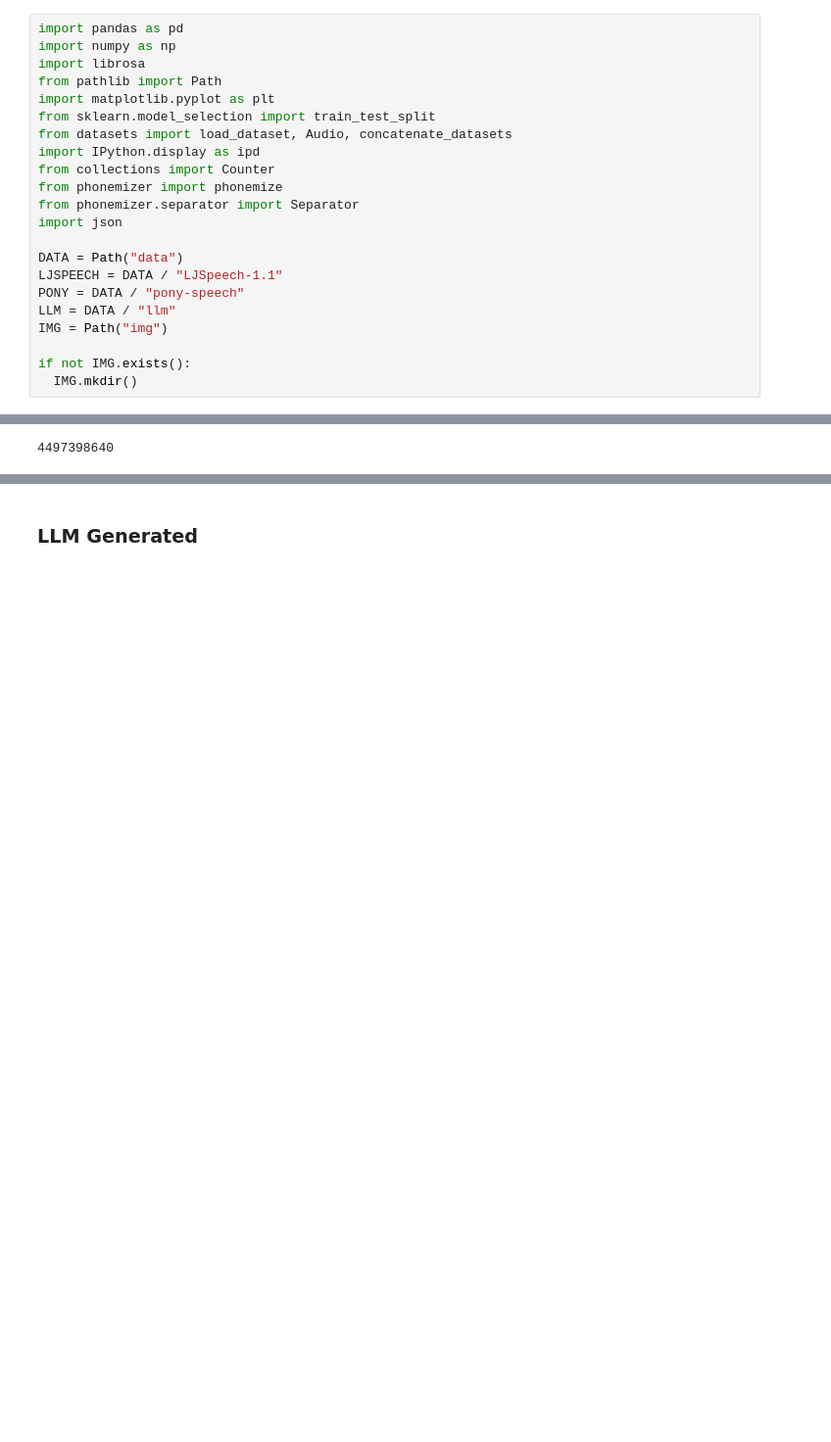
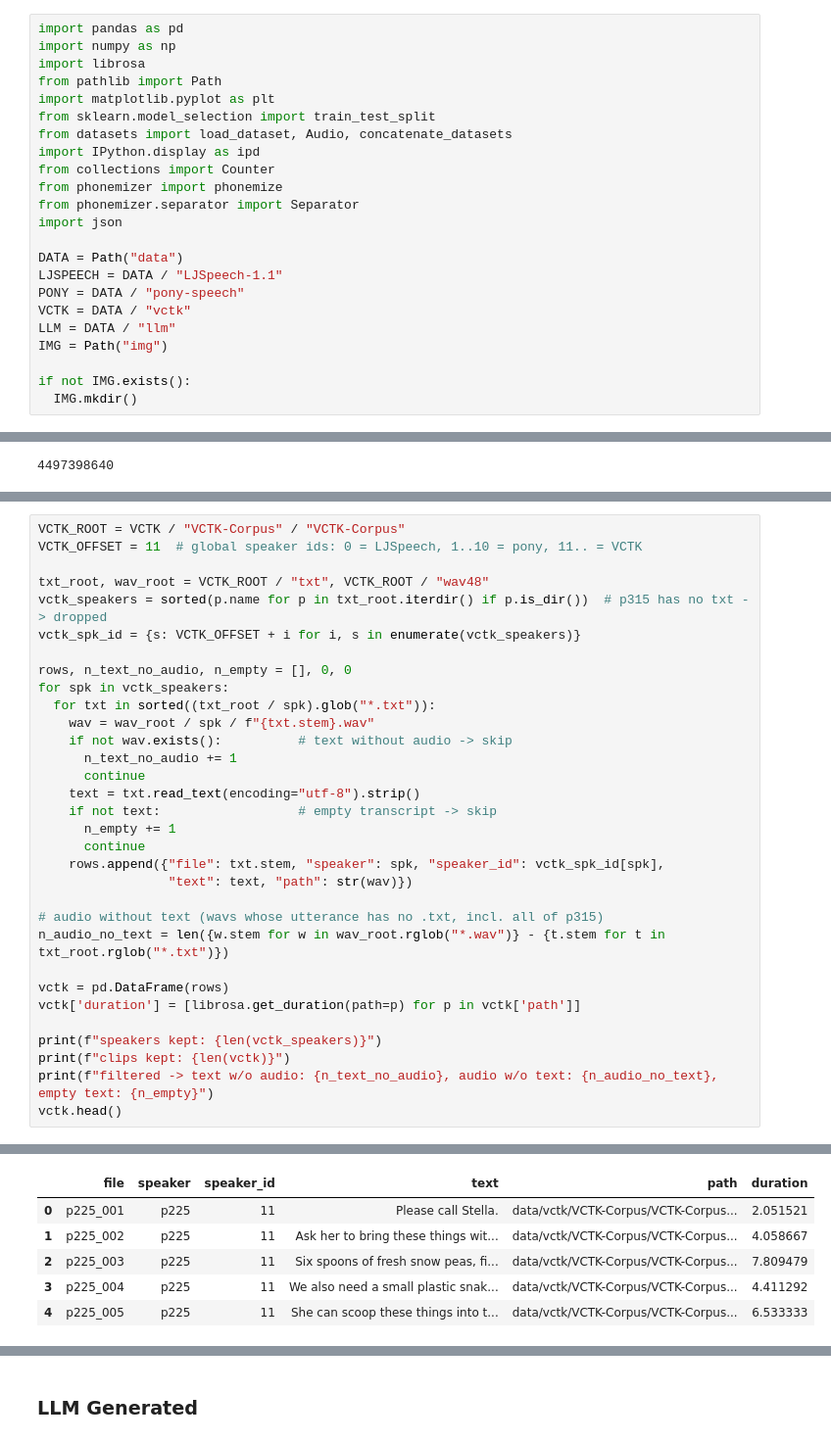
Before and after one commit to ALEGATOR1209/kse-deep-audio-lab4, a Jupyter notebook: lab4_datasets.ipynb, the cells around one changed output, grey strips where cells are left out. Shown at 98% size. Cells and saved outputs as stored; diff of their text form; blank space fills up the shorter version.

```diff
--- a/lab4_datasets.ipynb
+++ b/lab4_datasets.ipynb
@@ -17,6 +17,7 @@ import json
 DATA = Path("data")
 LJSPEECH = DATA / "LJSpeech-1.1"
 PONY = DATA / "pony-speech"
+VCTK = DATA / "vctk"
 LLM = DATA / "llm"
 IMG = Path("img")
 
@@ -375,0 +385,33 @@ for name, ds in splits.items():
+# %%
+VCTK_ROOT = VCTK / "VCTK-Corpus" / "VCTK-Corpus"
+VCTK_OFFSET = 11  # global speaker ids: 0 = LJSpeech, 1..10 = pony, 11.. = VCTK
+
+txt_root, wav_root = VCTK_ROOT / "txt", VCTK_ROOT / "wav48"
+vctk_speakers = sorted(p.name for p in txt_root.iterdir() if p.is_dir())  # p315 has no txt -> dropped
+vctk_spk_id = {s: VCTK_OFFSET + i for i, s in enumerate(vctk_speakers)}
+
+rows, n_text_no_audio, n_empty = [], 0, 0
+for spk in vctk_speakers:
+  for txt in sorted((txt_root / spk).glob("*.txt")):
+    wav = wav_root / spk / f"{txt.stem}.wav"
+    if not wav.exists():          # text without audio -> skip
+      n_text_no_audio += 1
+      continue
+    text = txt.read_text(encoding="utf-8").strip()
+    if not text:                  # empty transcript -> skip
+      n_empty += 1
+      continue
+    rows.append({"file": txt.stem, "speaker": spk, "speaker_id": vctk_spk_id[spk],
+                 "text": text, "path": str(wav)})
+
+# audio without text (wavs whose utterance has no .txt, incl. all of p315)
+n_audio_no_text = len({w.stem for w in wav_root.rglob("*.wav")} - {t.stem for t in txt_root.rglob("*.txt")})
+
+vctk = pd.DataFrame(rows)
+vctk['duration'] = [librosa.get_duration(path=p) for p in vctk['path']]
+
+print(f"speakers kept: {len(vctk_speakers)}")
+print(f"clips kept: {len(vctk)}")
+print(f"filtered -> text w/o audio: {n_text_no_audio}, audio w/o text: {n_audio_no_text}, empty text: {n_empty}")
+vctk.head()
+# %% [output]
@@ -375,0 +422,6 @@ for name, ds in splits.items():
+|  | file | speaker | speaker_id | text | path | duration |
+| 0 | p225_001 | p225 | 11 | Please call Stella. | data/vctk/VCTK-Corpus/VCTK-Corpus... | 2.051521 |
+| 1 | p225_002 | p225 | 11 | Ask her to bring these things wit... | data/vctk/VCTK-Corpus/VCTK-Corpus... | 4.058667 |
+| 2 | p225_003 | p225 | 11 | Six spoons of fresh snow peas, fi... | data/vctk/VCTK-Corpus/VCTK-Corpus... | 7.809479 |
+| 3 | p225_004 | p225 | 11 | We also need a small plastic snak... | data/vctk/VCTK-Corpus/VCTK-Corpus... | 4.411292 |
+| 4 | p225_005 | p225 | 11 | She can scoop these things into t... | data/vctk/VCTK-Corpus/VCTK-Corpus... | 6.533333 |
```
Also changed, not shown: parts of 4 cells of this notebook, 8 other files.
